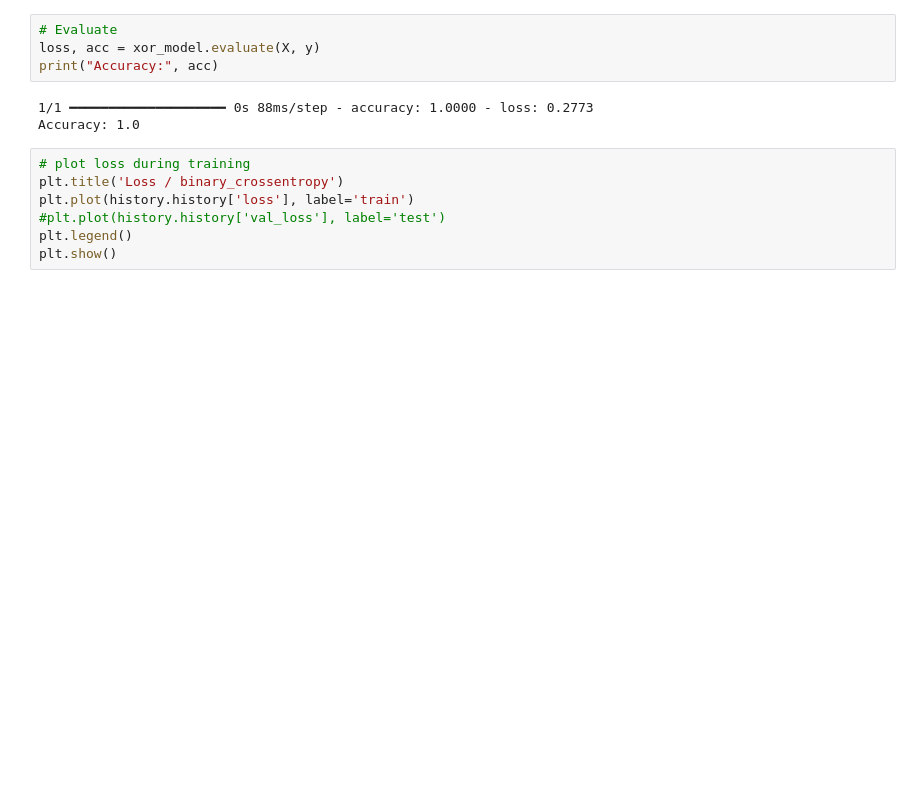
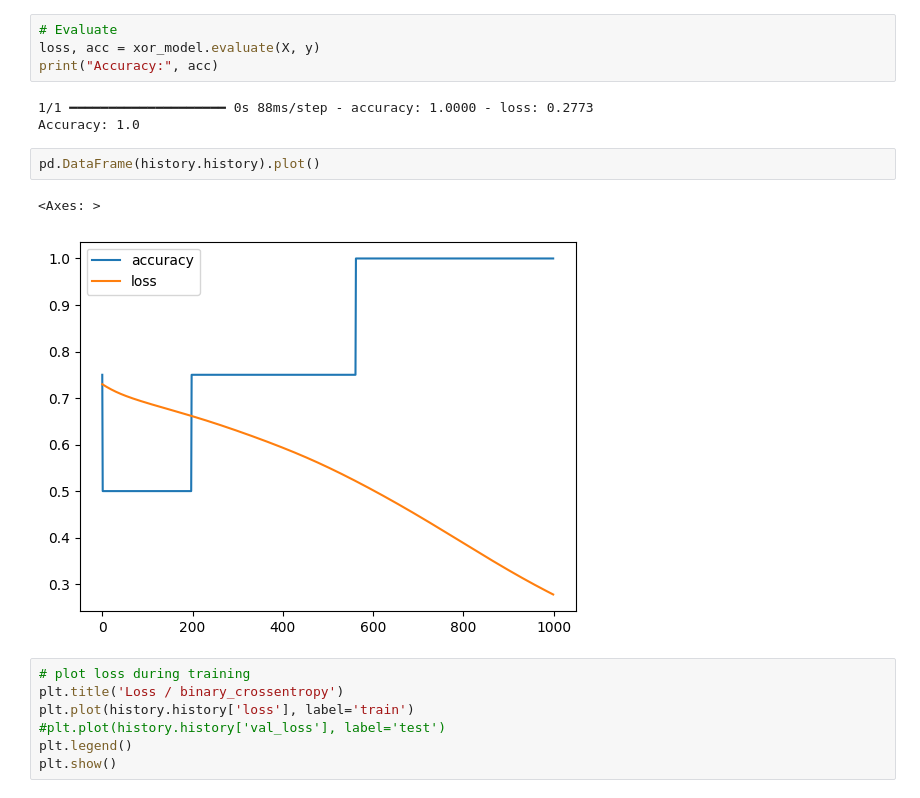
Before and after one commit to EdwinVivek/ML-hands-on-notebooks, a Jupyter notebook: Neural Networks/feed_forward_nn.ipynb, the cells around one changed output. Saved outputs shown, nothing was run; the diff lists cells and outputs as text; blank space fills up the shorter version.

```diff
--- a/Neural Networks/feed_forward_nn.ipynb
+++ b/Neural Networks/feed_forward_nn.ipynb
@@ -281,6 +267,11 @@ print("Accuracy:", acc)
 # %% [output]
 1/1 ━━━━━━━━━━━━━━━━━━━━ 0s 88ms/step - accuracy: 1.0000 - loss: 0.2773
 Accuracy: 1.0
+# %%
+pd.DataFrame(history.history).plot()
+# %% [output]
+<Axes: >
+[figure, added]
 # %%
 # plot loss during training
 plt.title('Loss / binary_crossentropy')
```
Also changed, not shown: parts of 7 cells of this notebook, 4 other files.
